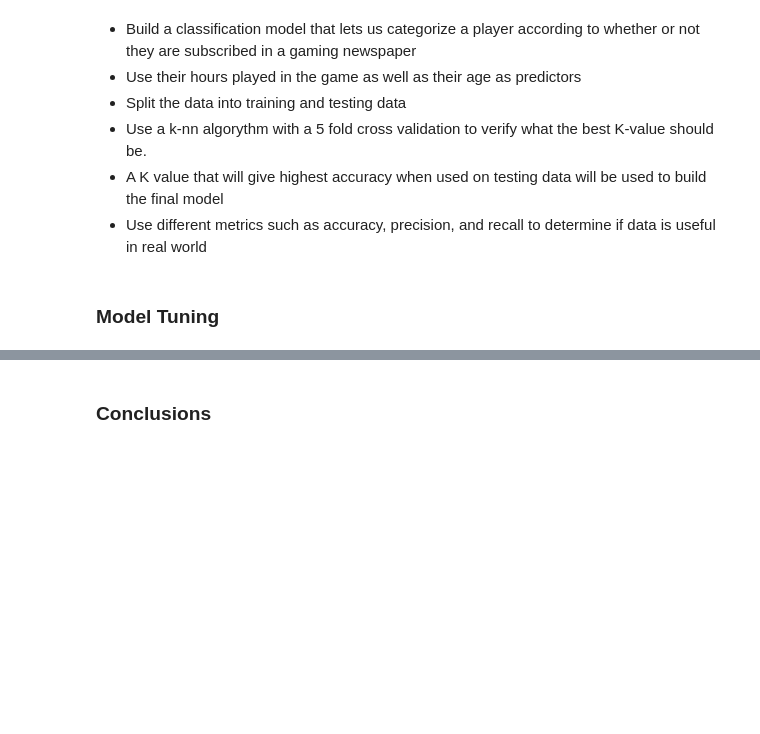
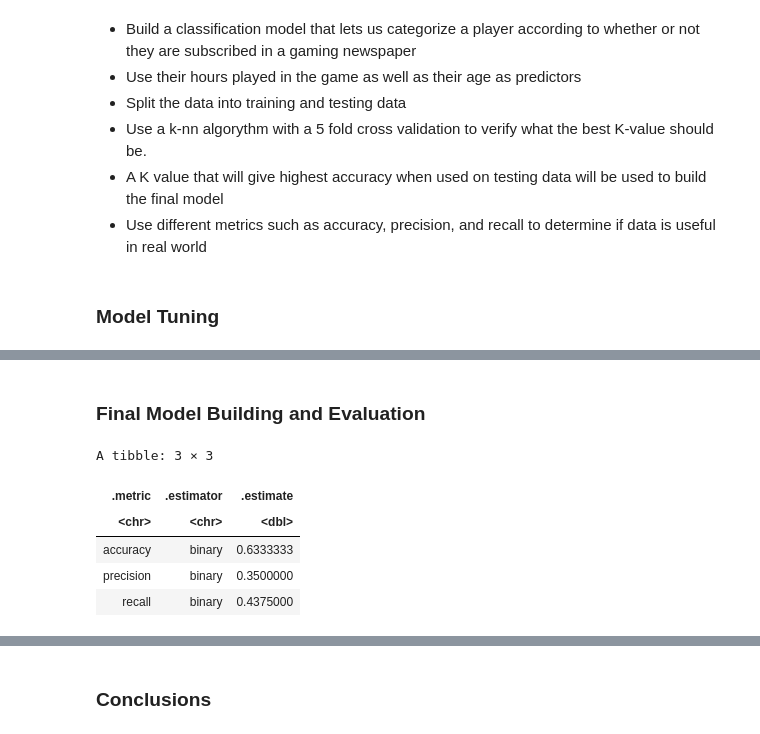
Before and after one commit to GeoffAcabado/DSCI-100-Project, a Jupyter notebook: Main_project.ipynb, the cells around one changed output, grey strips where cells are left out. Drawn from its saved outputs; the diff is of its cells as text; code cells hidden in the pictures; blank space fills up the shorter version.

```diff
--- a/Main_project.ipynb
+++ b/Main_project.ipynb
@@ -159 +185,34 @@ There were issues with some computations   A: x1   B: x1
+# %% [markdown]
+### Final Model Building and Evaluation
+# %%
+# Create final mode
+final_spec = nearest_neighbor(weight_func = "rectangular", neighbors = 7) |>
+  set_engine("kknn") |>
+  set_mode("classification")
+
+final_fit <- workflow() |>
+    add_recipe(player_data_recipe) |>
+    add_model(final_spec) |>
+    fit(data = player_data_training)
+
+
+#Evaluate final model
+test_predictions <- predict(final_fit, player_data_testing) |>
+  bind_cols(player_data_testing)
+
+# Step 2: Calculate evaluation metrics
+eval_metrics <- bind_rows(
+  accuracy(test_predictions, truth = subscribe, estimate = .pred_class),
+  precision(test_predictions, truth = subscribe, estimate = .pred_class),
+  recall(test_predictions, truth = subscribe, estimate = .pred_class),
+)
+
+eval_metrics
+# %% [output]
+A tibble: 3 × 3
+| .metric | .estimator | .estimate |
+| <chr> | <chr> | <dbl> |
+| accuracy | binary | 0.6333333 |
+| precision | binary | 0.3500000 |
+| recall | binary | 0.4375000 |
 # %% [markdown]
```
Also changed, not shown: parts of 8 cells of this notebook.
